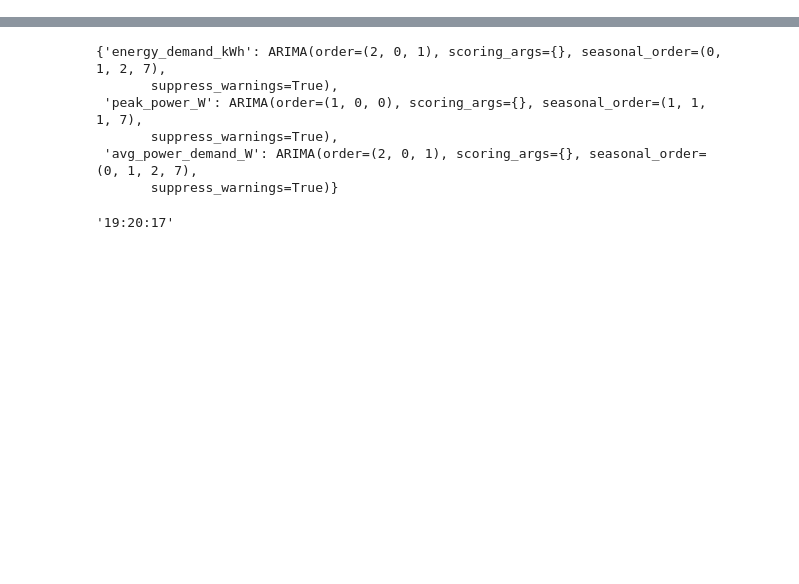
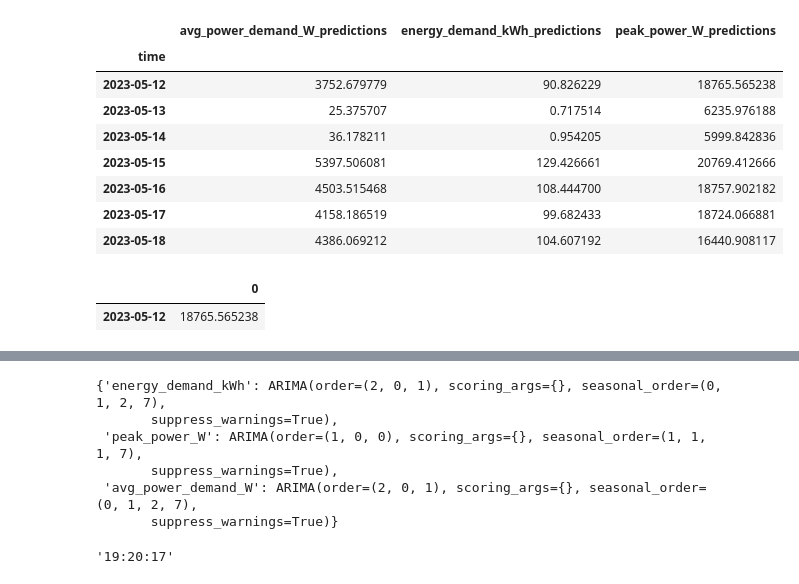
Before and after one commit to winston-edwin-chiong/slrpEV-data-dashboard, a Jupyter notebook: SessionLvlVIz.ipynb, the cells around one changed output, grey strips where cells are left out. Cells and saved outputs as stored; diff of their text form; code cells hidden in the pictures; blank space fills up the shorter version.

```diff
--- a/SessionLvlVIz.ipynb
+++ b/SessionLvlVIz.ipynb
@@ -289,0 +356,17 @@ df
+# %%
+new_forecasts
+# %% [output]
+|  | avg_power_demand_W_predictions | energy_demand_kWh_predictions | peak_power_W_predictions |
+| time |  |  |  |
+| 2023-05-12 | 3752.679779 | 90.826229 | 18765.565238 |
+| 2023-05-13 | 25.375707 | 0.717514 | 6235.976188 |
+| 2023-05-14 | 36.178211 | 0.954205 | 5999.842836 |
+| 2023-05-15 | 5397.506081 | 129.426661 | 20769.412666 |
+| 2023-05-16 | 4503.515468 | 108.444700 | 18757.902182 |
+| 2023-05-17 | 4158.186519 | 99.682433 | 18724.066881 |
+| 2023-05-18 | 4386.069212 | 104.607192 | 16440.908117 |
+# %%
+pd.DataFrame(best_model_arima.forecast(1))
+# %% [output]
+|  | 0 |
+| 2023-05-12 | 18765.565238 |
```
Also changed, not shown: parts of 10 cells of this notebook, 8 other files.
